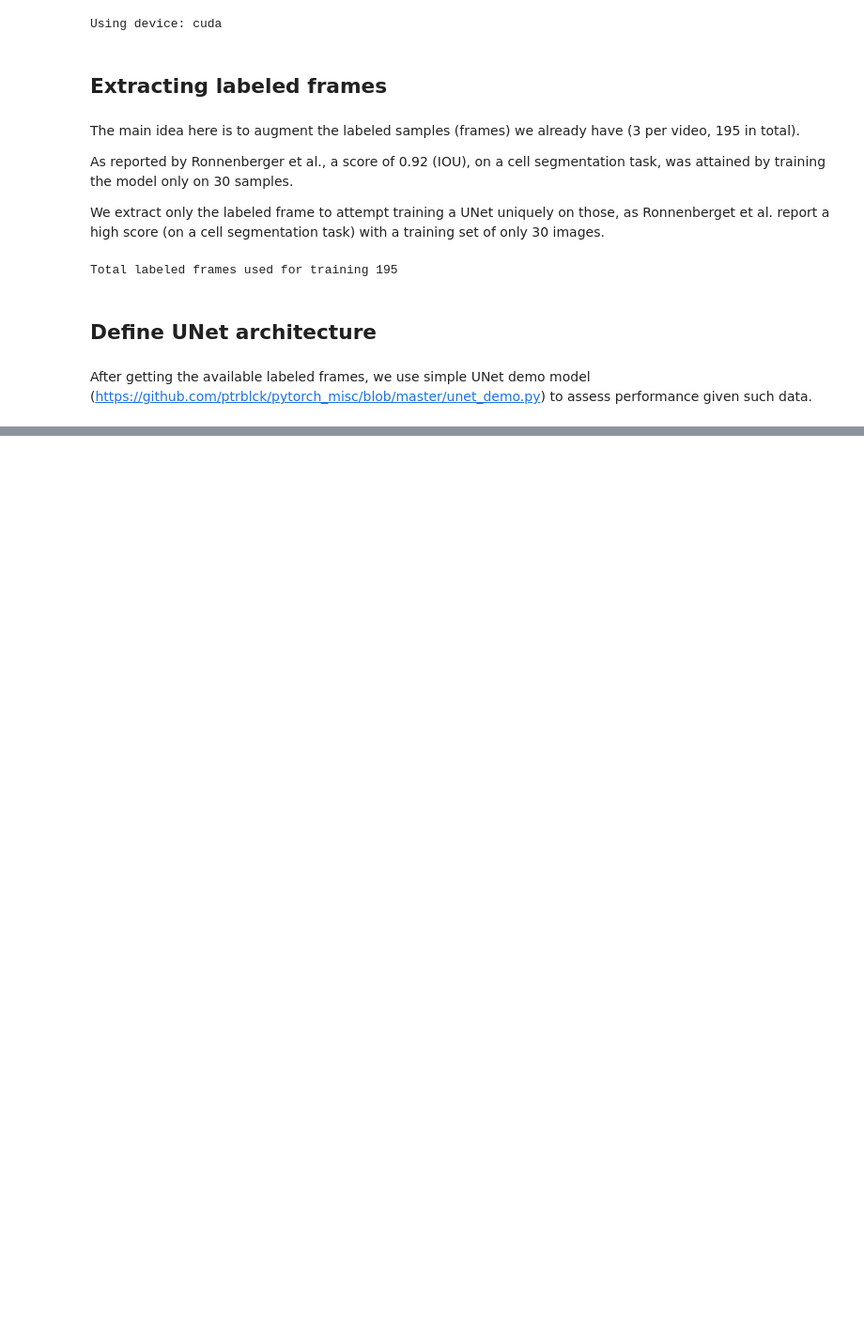
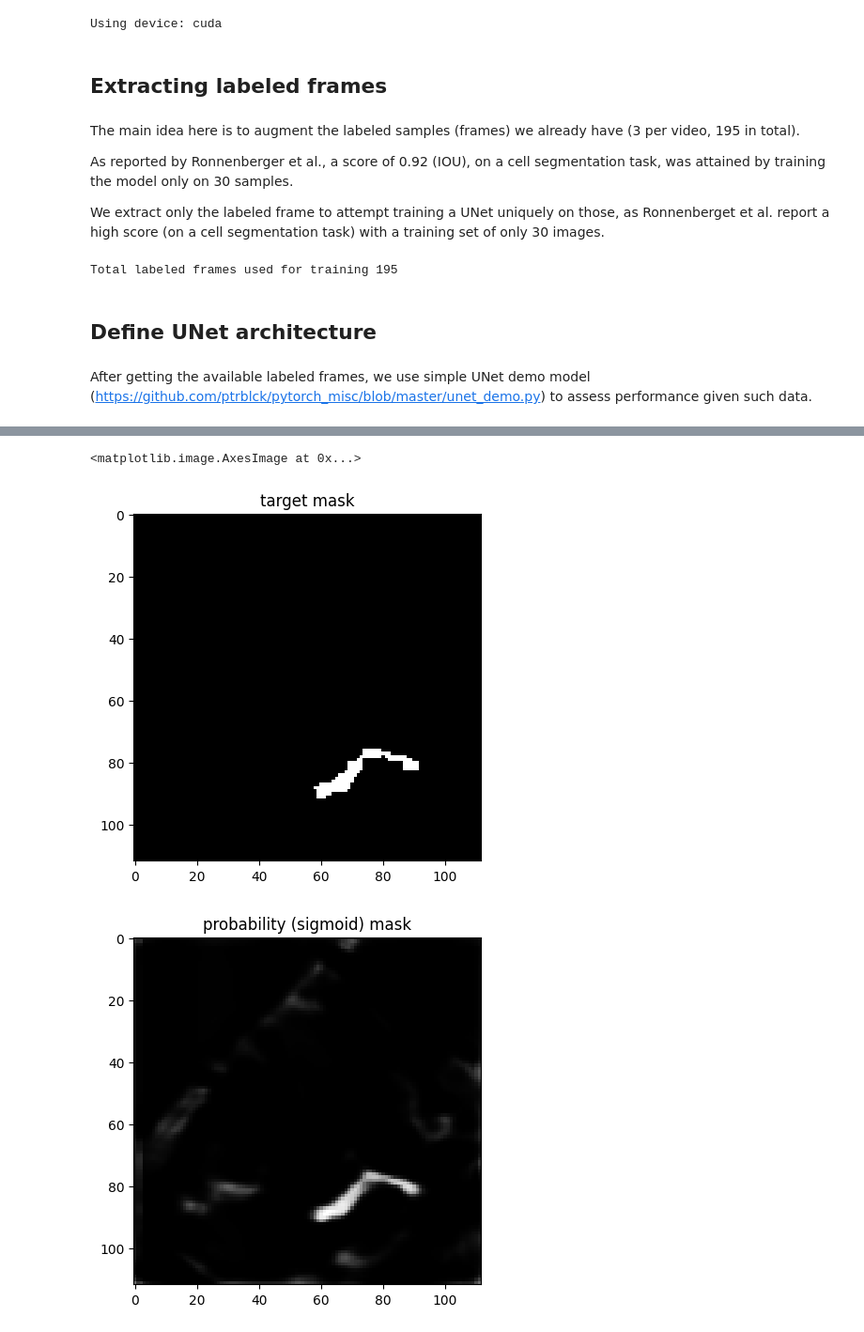
Before and after one commit to lambione/ETH-KAGGLE-COMPETITIONS-AML, a Jupyter notebook: PROJECT_2/unet_training.ipynb, the cells around one changed output, grey strips where cells are left out. Shown at 94% size. Cells and saved outputs as stored; diff of their text form; code cells hidden in the pictures; blank space fills up the shorter version.

```diff
--- a/PROJECT_2/unet_training.ipynb
+++ b/PROJECT_2/unet_training.ipynb
@@ -107,9 +109,10 @@ class UpConv(nn.Module):
 # NOTE: ptrblck implementation has padding and
 #       stride arguments swapped!
 class UNet(nn.Module):
-    def __init__(self, in_channels, out_channels, n_class, kernel_size, stride, padding):
+    def __init__(self, in_channels, out_channels, n_class, kernel_size, stride, padding, apply_sigmoid=True):
         super(UNet, self).__init__()
         self.n_class = n_class
+        self.apply_sigmoid = apply_sigmoid
 
         self.init_conv = nn.Conv2d(in_channels, out_channels, kernel_size, stride, padding)
 
@@ -146,7 +149,6 @@ class UNet(nn.Module):
         else:
             # NOTE: for binary segmentation (background and
             #       object) we use sigmoid activation
-            x_out = torch.sigmoid(x_out)
-            x_out = x_out
+            x_out = torch.sigmoid(x_out) if self.apply_sigmoid else x_out
 
         return x_out
@@ -218,0 +202,20 @@ TypeError: list indices must be integers or slices, not str
+# %%
+plt.figure()
+plt.title('target mask')
+plt.gray()
+plt.imshow(target.squeeze(0).squeeze(0).detach().numpy())
+
+plt.figure()
+plt.title(f'probability (sigmoid) mask')
+plt.gray()
+plt.imshow(torch.sigmoid(last_output).squeeze(0).squeeze(0).detach().numpy())
+
+prob_thresh = 0.4
+plt.figure()
+plt.title(f'threhsolded (> {prob_thresh}) mask')
+plt.gray()
+plt.imshow((torch.sigmoid(last_output)>prob_thresh).squeeze(0).squeeze(0).detach().numpy())
+# %% [output]
+<matplotlib.image.AxesImage at 0x...>
+[figure, added]
+[figure, added]
```
Also changed, not shown: parts of 9 cells of this notebook.
